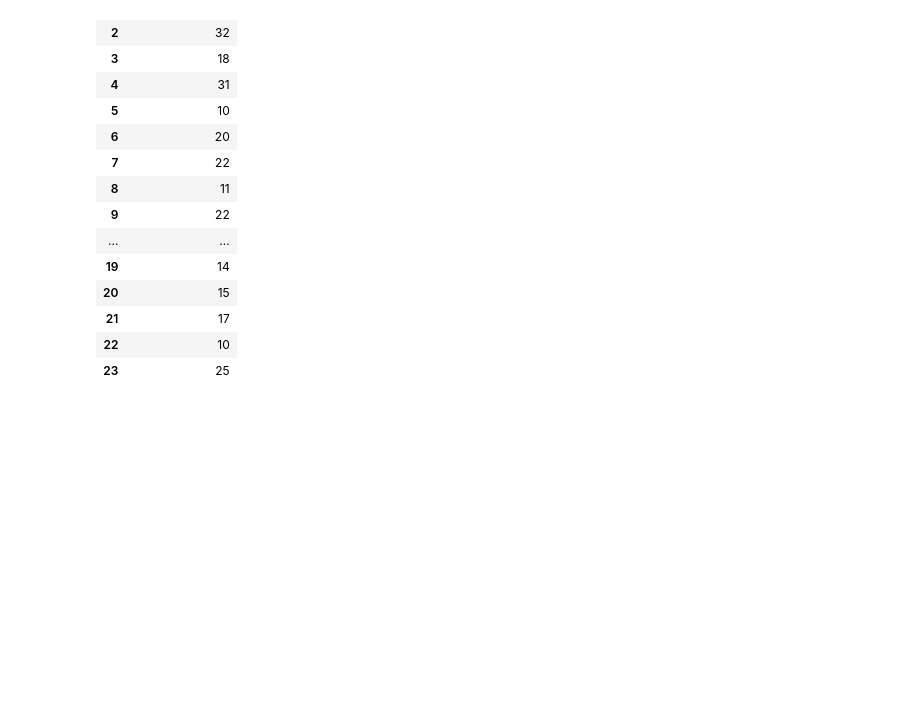
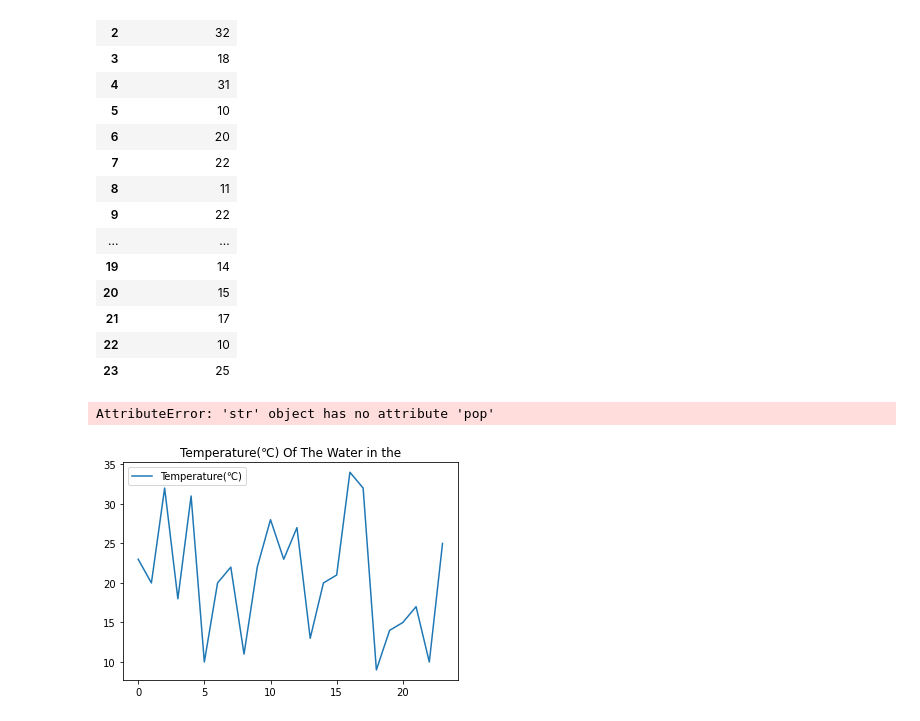
Before and after one commit to xwan438/Auqua, a Jupyter notebook: 159333_aquatech.ipynb, the cells around one changed output. Drawn from its saved outputs; the diff is of its cells as text; code cells hidden in the pictures; blank space fills up the shorter version.

```diff
--- a/159333_aquatech.ipynb
+++ b/159333_aquatech.ipynb
@@ -4,14 +8,16 @@ import numpy as np
 # %%
 #Functionality / alerts code
+location = input("Enter your location:")
+print(location)
+
 temperature = 0
 #print(temperature)
 water_temps = []
 #print(water_temps)
-#water_temps.append(temperature)
-#print(water_temps)
+
 #Generates an example dataset
 for i in range(0, 24):
-    temperature = input("Temperature(℃)")
+    temperature = int(input("Temperature(℃)"))
     print(temperature,"℃")
     water_temps.append(temperature)
 # %% [output]
@@ -62,0 +69,7 @@ temperature_data.to_csv("../datasets/temperature_data_test.csv")
+# %%
+temperature_data.plot()
+plt.title(location)
+plt.title('Temperature(℃) Of The Water in the', location)
+# %% [output]
+AttributeError: 'str' object has no attribute 'pop'
+[figure, added]
```
Also changed, not shown: parts of 4 cells of this notebook.
